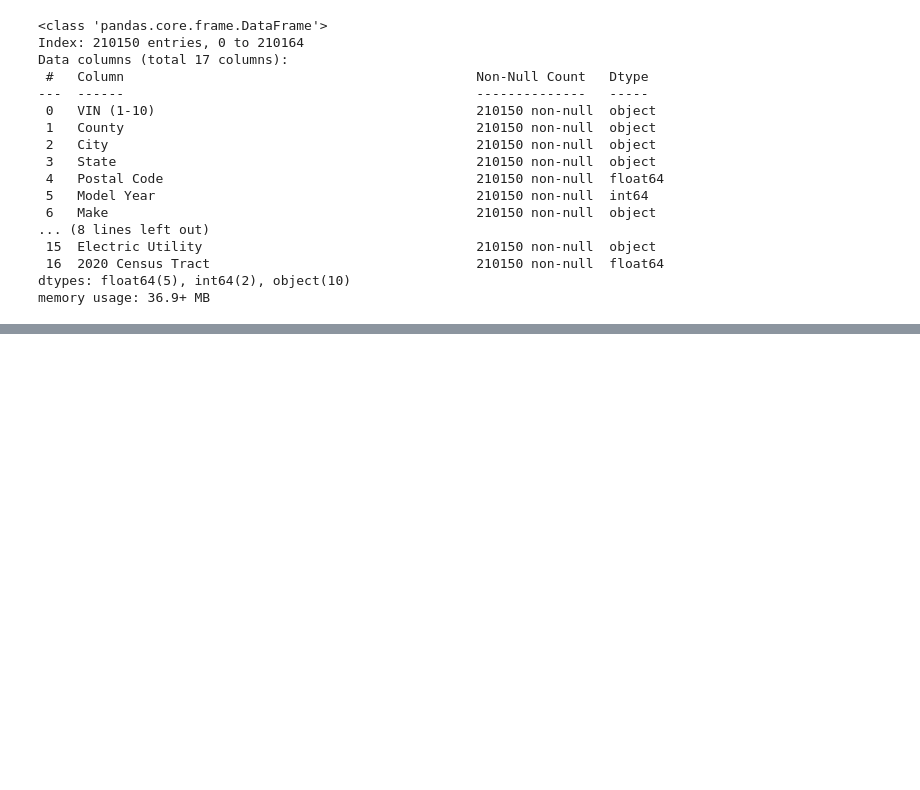
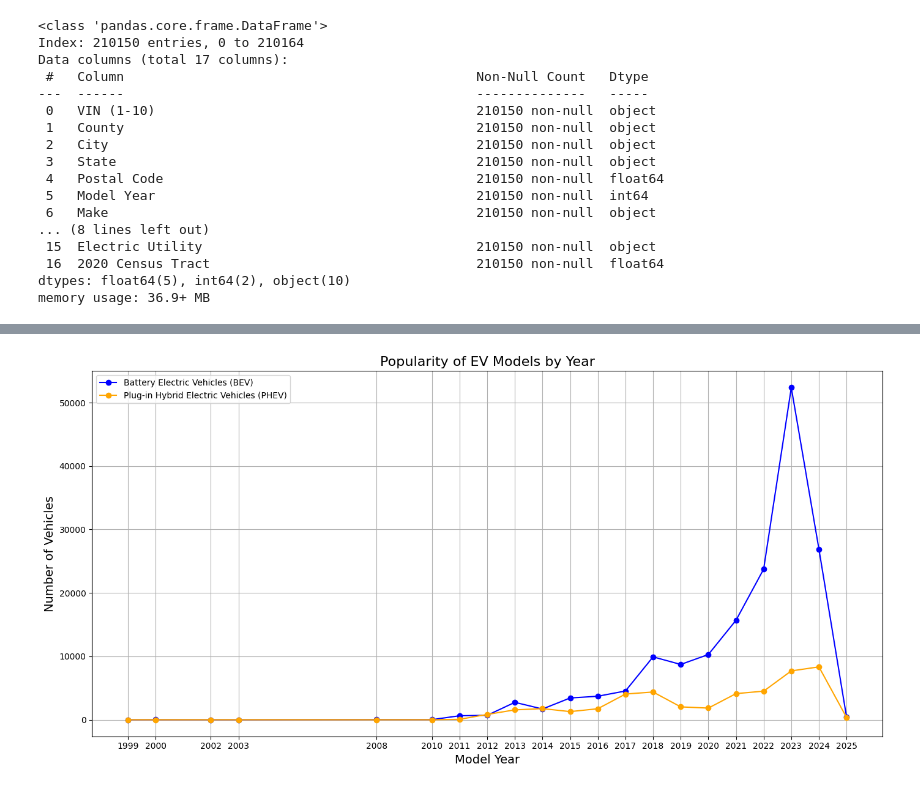
Before and after one commit to jaouni24/Preprocessing-for-Electric-Vehicle-Population-Dataset, a Jupyter notebook: Assiment_1_Machine_Learning.ipynb, the cells around one changed output, grey strips where cells are left out. Saved outputs shown, nothing was run; the diff lists cells and outputs as text; code cells hidden in the pictures; blank space fills up the shorter version.

```diff
--- a/Assiment_1_Machine_Learning.ipynb
+++ b/Assiment_1_Machine_Learning.ipynb
@@ -536,0 +598,38 @@ memory usage: 41.7 MB
+# %%
+import pandas as pd
+import matplotlib.pyplot as plt
+
+# Sample DataFrame creation (use your actual DataFrame instead)
+# df = pd.read_csv('your_data.csv')  # Uncomment this line to read from your dataset
+
+# Step 1: Prepare the data
+# Group by Model Year and sum the counts of BEV and PHEV
+popularity_data = df.groupby('Model Year').agg({
+    'Electric Vehicle Type_Battery Electric Vehicle (BEV)': 'sum',
+    'Electric Vehicle Type_Plug-in Hybrid Electric Vehicle (PHEV)': 'sum'
+}).reset_index()
+
+# Step 2: Create visualizations
+plt.figure(figsize=(14, 7))
+
+# Plot for BEV
+plt.plot(popularity_data['Model Year'], popularity_data['Electric Vehicle Type_Battery Electric Vehicle (BEV)'],
+         marker='o', label='Battery Electric Vehicles (BEV)', color='blue')
+
+# Plot for PHEV
+plt.plot(popularity_data['Model Year'], popularity_data['Electric Vehicle Type_Plug-in Hybrid Electric Vehicle (PHEV)'],
+         marker='o', label='Plug-in Hybrid Electric Vehicles (PHEV)', color='orange')
+
+# Adding titles and labels
+plt.title('Popularity of EV Models by Year', fontsize=16)
+plt.xlabel('Model Year', fontsize=14)
+plt.ylabel('Number of Vehicles', fontsize=14)
+plt.xticks(popularity_data['Model Year'])  # Set x-ticks to be the model years
+plt.grid()
+plt.legend()
+plt.tight_layout()
+
+# Show the plot
+plt.show()
+# %% [output]
+[figure, added]
```
Also changed, not shown: parts of 50 cells of this notebook.
